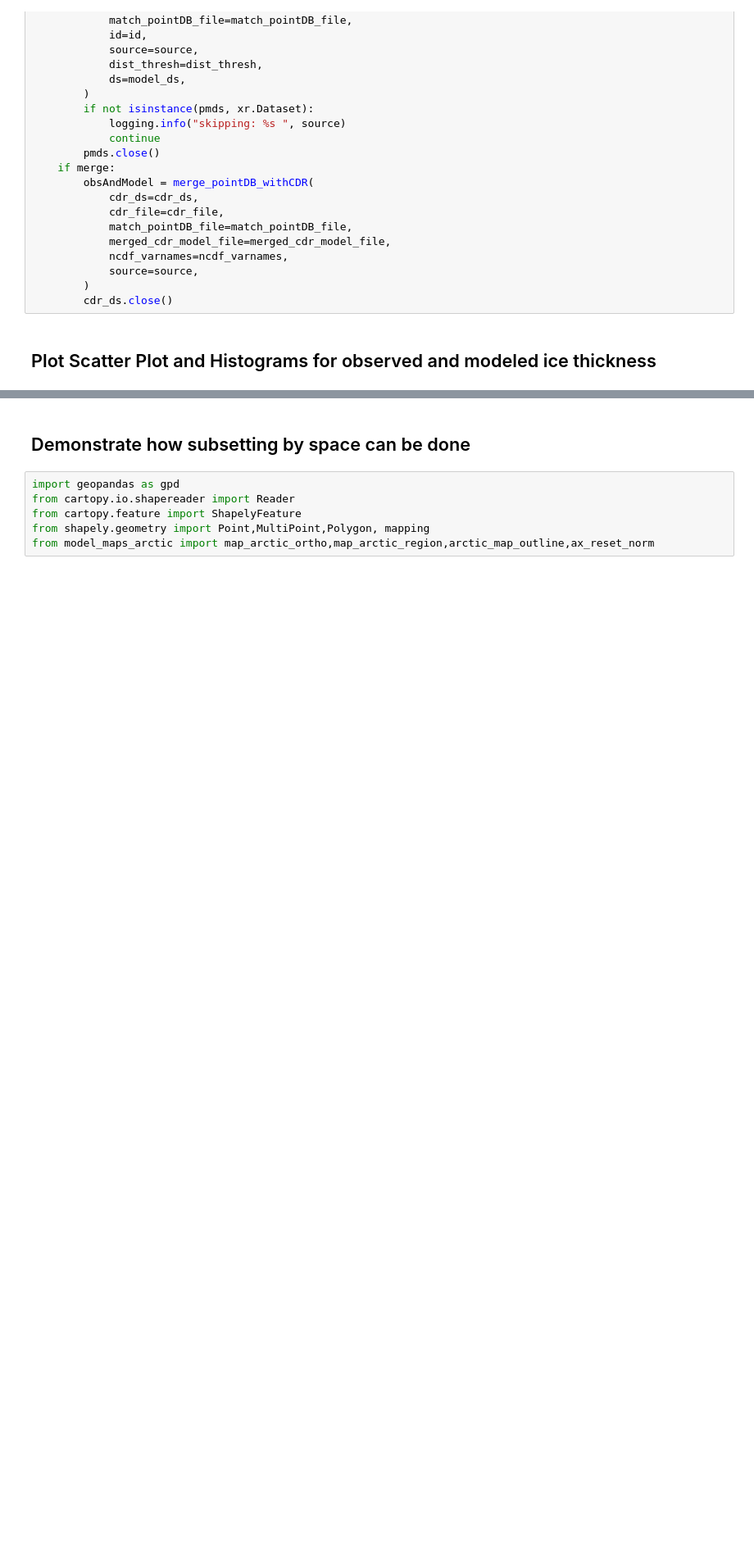
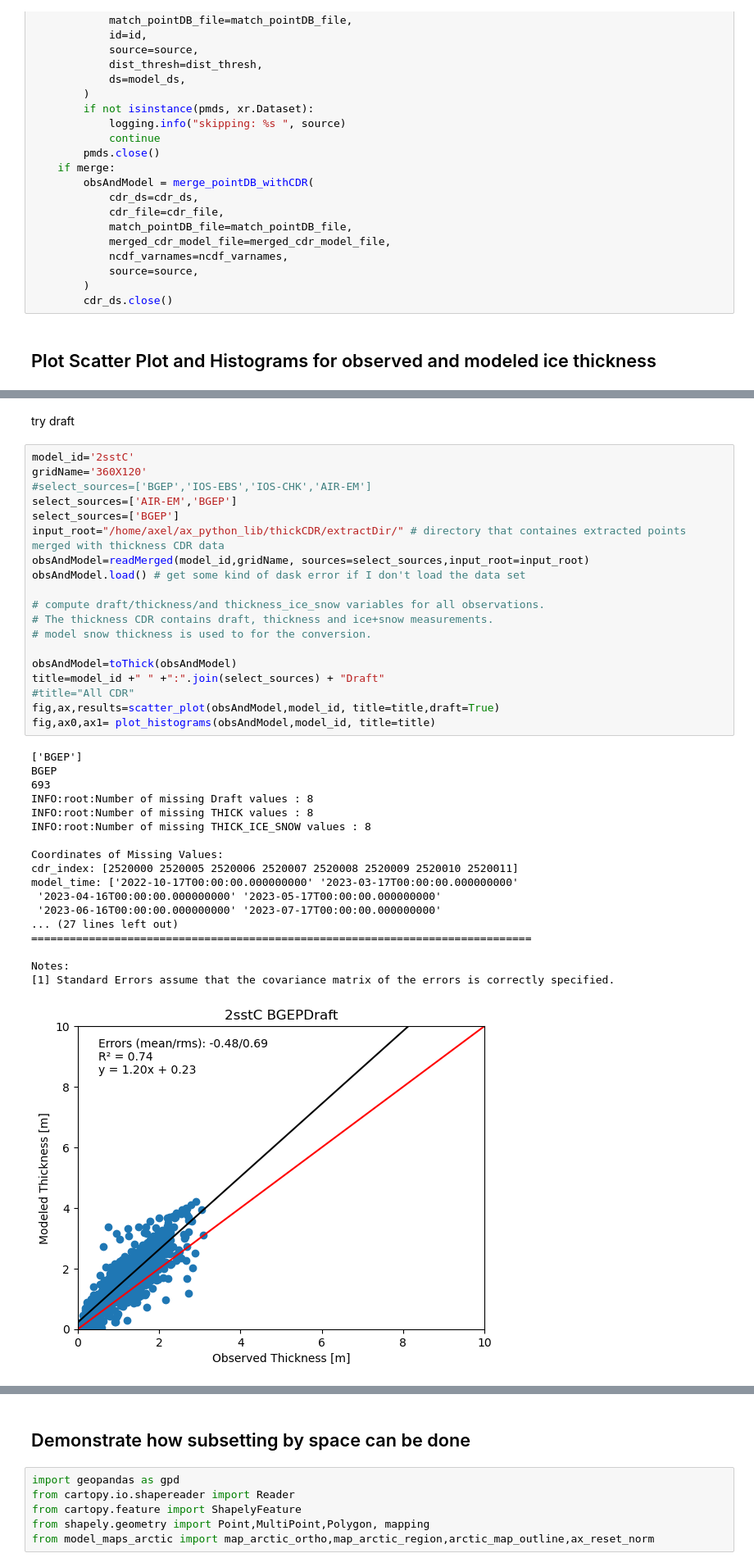
Before and after one commit to axelschweiger/thickCDR, a Jupyter notebook: CompareThickCDR_and_model.ipynb, the cells around one changed output, grey strips where cells are left out. Shown at 82% size. Drawn from its saved outputs; the diff is of its cells as text; blank space fills up the shorter version.

```diff
--- a/CompareThickCDR_and_model.ipynb
+++ b/CompareThickCDR_and_model.ipynb
@@ -174,0 +172,40 @@ Notes:
+# %% [markdown]
+try draft
+# %%
+model_id='2sstC'
+gridName='360X120'
+#select_sources=['BGEP','IOS-EBS','IOS-CHK','AIR-EM']
+select_sources=['AIR-EM','BGEP']
+select_sources=['BGEP']
+input_root="/home/axel/ax_python_lib/thickCDR/extractDir/" # directory that containes extracted points merged with thickness CDR data
+obsAndModel=readMerged(model_id,gridName, sources=select_sources,input_root=input_root)
+obsAndModel.load() # get some kind of dask error if I don't load the data set
+
+# compute draft/thickness/and thickness_ice_snow variables for all observations.
+# The thickness CDR contains draft, thickness and ice+snow measurements.
+# model snow thickness is used to for the conversion.
+
+obsAndModel=toThick(obsAndModel)
+title=model_id +" " +":".join(select_sources) + "Draft"
+#title="All CDR"
+fig,ax,results=scatter_plot(obsAndModel,model_id, title=title,draft=True)
+fig,ax0,ax1= plot_histograms(obsAndModel,model_id, title=title)
+# %% [output]
+['BGEP']
+BGEP
+693
+INFO:root:Number of missing Draft values : 8
+INFO:root:Number of missing THICK values : 8
+INFO:root:Number of missing THICK_ICE_SNOW values : 8
+
+Coordinates of Missing Values:
+cdr_index: [2520000 2520005 2520006 2520007 2520008 2520009 2520010 2520011]
+model_time: ['2022-10-17T00:00:00.000000000' '2023-03-17T00:00:00.000000000'
+ '2023-04-16T00:00:00.000000000' '2023-05-17T00:00:00.000000000'
+ '2023-06-16T00:00:00.000000000' '2023-07-17T00:00:00.000000000'
+... (27 lines left out)
+==============================================================================
+
+Notes:
+[1] Standard Errors assume that the covariance matrix of the errors is correctly specified.
+[figure, added]
```
Also changed, not shown: parts of 9 cells of this notebook, 2 other files.
